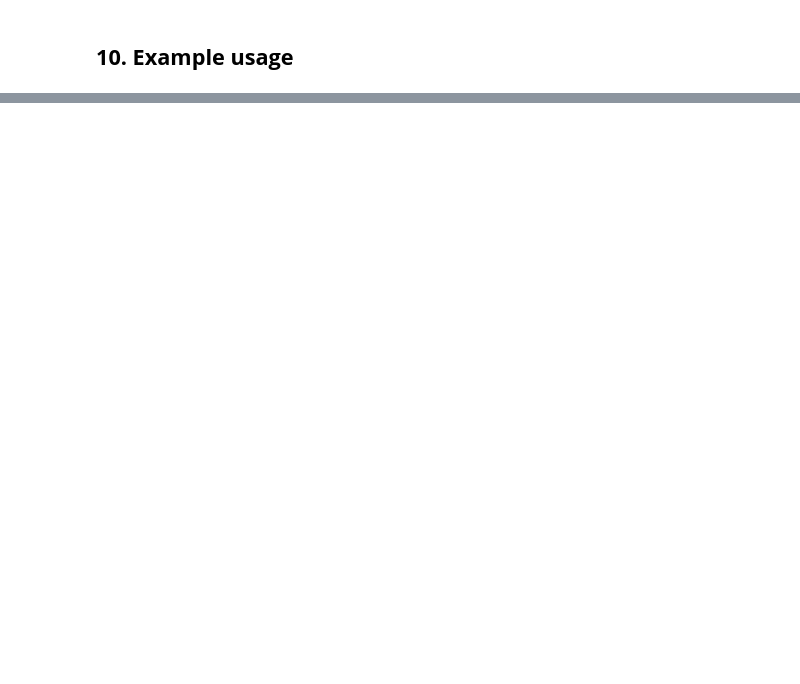
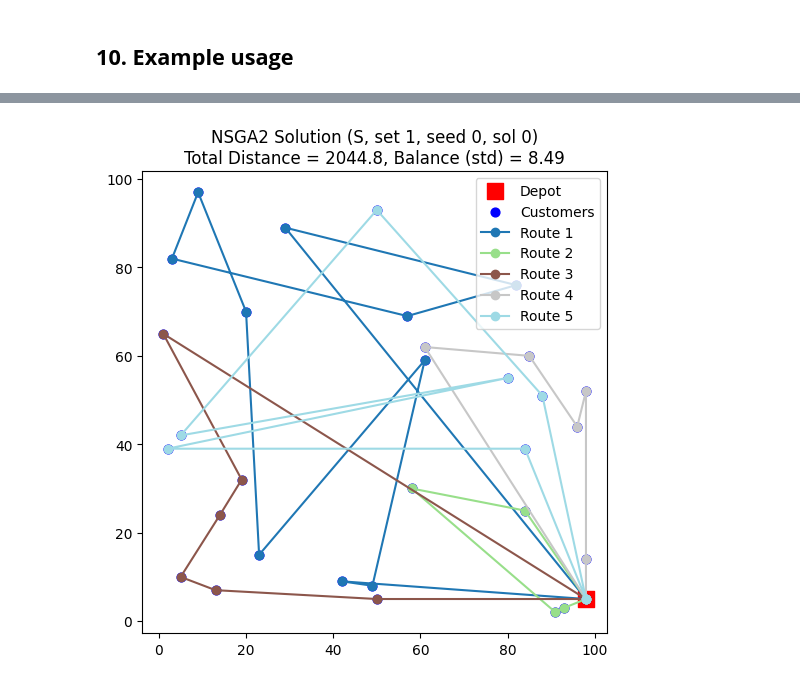
Before and after one commit to jofa016/ACIT4610---Mandatory-2, a Jupyter notebook: main.ipynb, the cells around one changed output, grey strips where cells are left out. Drawn from its saved outputs; the diff is of its cells as text; code cells hidden in the pictures; blank space fills up the shorter version.

```diff
--- a/main.ipynb
+++ b/main.ipynb
@@ -594,0 +550,84 @@ All experiments finished. Results saved to results_experiments.csv
+# %%
+
+# --- Decode a solution permutation into routes ---
+def decode_routes(solution, demands, capacity, depot_idx=0):
+    """Split a permutation into capacity-feasible routes."""
+    routes = []
+    load = 0
+    route = [depot_idx]
+    for cust in solution:
+        d = demands[cust]
+        if load + d <= capacity:
+            route.append(cust)
+            load += d
+        else:
+            route.append(depot_idx)
+            routes.append(route)
+            route = [depot_idx, cust]
+            load = d
+    route.append(depot_idx)
+    routes.append(route)
+    return routes
+
+# --- Plot routes on a map ---
+def plot_solution_routes(routes, coords, depot_idx=0, title="Solution Routes", obj=None):
+    plt.figure(figsize=(6,6))
+
+    # plot depot
+    plt.scatter(coords[depot_idx,0], coords[depot_idx,1],
+                c="red", marker="s", s=120, label="Depot")
+
+    # plot customers
+    cust_idx = [i for i in range(len(coords)) if i != depot_idx]
+    plt.scatter(coords[cust_idx,0], coords[cust_idx,1],
+                c="blue", marker="o", s=40, label="Customers")
+
+    # draw routes
+    colors = plt.cm.get_cmap("tab20", len(routes))
+    for r_idx, route in enumerate(routes):
+        xs = coords[route,0]
+        ys = coords[route,1]
+        plt.plot(xs, ys, marker="o", color=colors(r_idx), label=f"Route {r_idx+1}")
+
+    # Add objectives in the title if provided
+    if obj is not None:
+        title += f"\nTotal Distance = {obj[0]:.1f}, Balance (std) = {obj[1]:.2f}"
+
+    plt.title(title)
+    plt.legend()
+    plt.show()
+
+# --- Unified function to select and plot one solution ---
+def plot_run_solution(df, instance, algo, param_set, seed, sol_idx=0):
+    """Plot one Pareto solution from df_results based on instance, algo, param_set, seed."""
+    row = df[(df["instance"]==instance) &
+             (df["algo"]==algo) &
+             (df["param_set"]==param_set) &
+             (df["seed"]==seed)].iloc[0]
+
+    # select one solution from Pareto front
+    solution_perm = row["PF_routes"][sol_idx]
+    obj_values = row["PF"][sol_idx]   # (total distance, std/balance)
+
+    # choose the right problem data
+    if instance == "S":
+        demands, capacity, coords, depot_idx = dem_s, cap_s, XY_s, dep_s
+    elif instance == "M":
+        demands, capacity, coords, depot_idx = dem_m, cap_m, XY_m, dep_m
+    else:
+        demands, capacity, coords, depot_idx = dem_l, cap_l, XY_l, dep_l
+
+    # decode and plot
+    routes = decode_routes(solution_perm, demands, capacity, depot_idx)
+    plot_solution_routes(routes, coords, depot_idx,
+                         title=f"{algo.upper()} Solution ({instance}, set {param_set}, seed {seed}, sol {sol_idx})",
+                         obj=obj_values)
+
+# --- Examples ---
+# NSGA-II
+plot_run_solution(df_results, "S", "nsga2", 1, 0, sol_idx=0)
+
+# SPEA2
+plot_run_solution(df_results, "S", "spea2", 1, 0, sol_idx=0)
+# %% [output]
+[figure, added]
```
Also changed, not shown: parts of 12 cells of this notebook, 5 other files.
